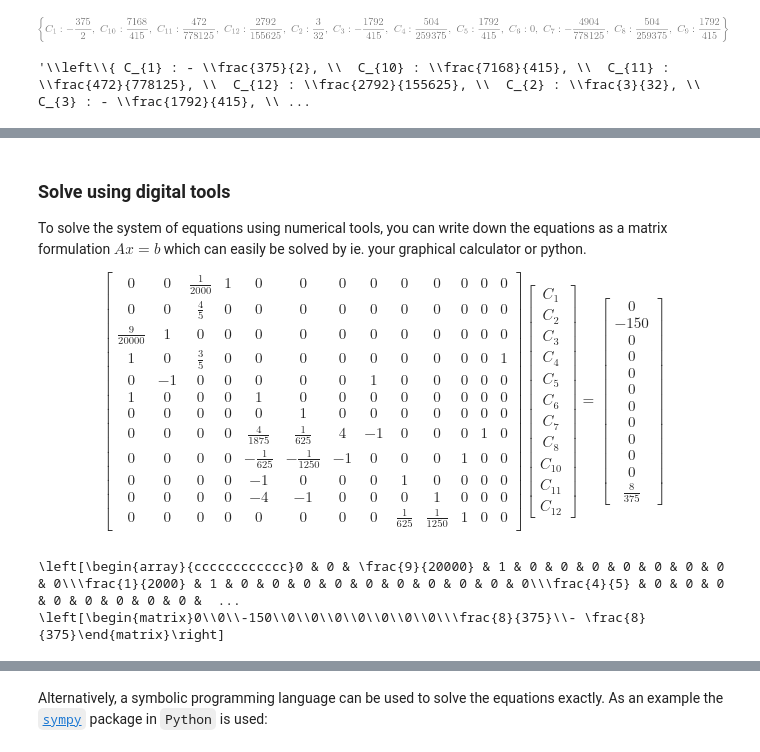
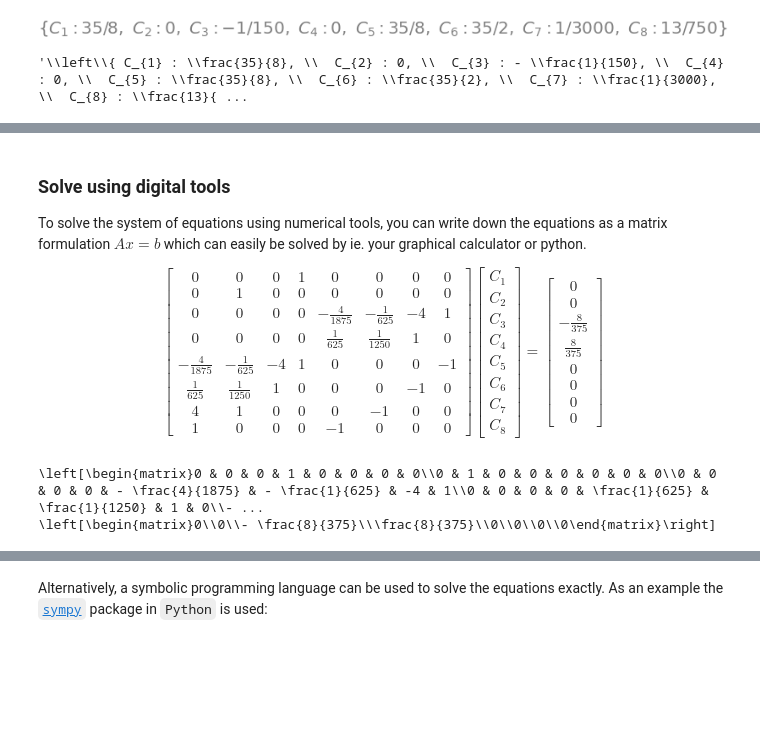
Before and after one commit to TUDelft-books/CT1000, a Jupyter notebook: book/week_2/session_1/intro.ipynb, the cells around one changed output, grey strips where cells are left out. Cells and saved outputs as stored; diff of their text form; code cells hidden in the pictures; blank space fills up the shorter version.

```diff
--- a/book/week_2/session_1/intro.ipynb
+++ b/book/week_2/session_1/intro.ipynb
@@ -372,8 +236,8 @@ C_{10} - 4 C_{5} - C_{6} = 0
 # %%
-sol = sym.solve([eq1,eq2,eq3,eq4,eq5,eq6,eq7,eq8,eq9,eq10,eq11,eq12],(C_1,C_2,C_3,C_4,C_5,C_6,C_7,C_8,C_9,C_10,C_11,C_12))
+sol = sym.solve([eq1,eq2,eq3,eq4,eq5,eq6,eq7,eq8],(C_1,C_2,C_3,C_4,C_5,C_6,C_7,C_8))
 display(sol)
 sym.latex(sol)
 # %% [output]
-[figure, old version]
+[figure, new version]
-'\\left\\{ C_{1} : - \\frac{375}{2}, \\  C_{10} : \\frac{7168}{415}, \\  C_{11} : \\frac{472}{778125}, \\  C_{12} : \\frac{2792}{155625}, \\  C_{2} : \\frac{3}{32}, \\  C_{3} : - \\frac{1792}{415}, \\ ...
+'\\left\\{ C_{1} : \\frac{35}{8}, \\  C_{2} : 0, \\  C_{3} : - \\frac{1}{150}, \\  C_{4} : 0, \\  C_{5} : \\frac{35}{8}, \\  C_{6} : \\frac{35}{2}, \\  C_{7} : \\frac{1}{3000}, \\  C_{8} : \\frac{13}{ ...
 # %%
@@ -395,16 +259,16 @@ ax.invert_yaxis()
 ### Solve using digital tools
 To solve the system of equations using numerical tools, you can write down the equations as a matrix formulation $Ax=b$ which can easily be solved by ie. your graphical calculator or python.
 
-$$\left[\begin{array}{ccccccccccccc}0 & 0 & \frac{1}{2000} & 1 & 0 & 0 & 0 & 0 & 0 & 0 & 0 & 0 & 0\\0 & 0 & \frac{4}{5} & 0 & 0 & 0 & 0 & 0 & 0 & 0 & 0 & 0 & 0\\\frac{9}{20000} & 1 & 0 & 0 & 0 & 0 & 0 & 0 & 0 & 0 & 0 & 0 & 0\\1 & 0 & \frac{3}{5} & 0 & 0 & 0 & 0 & 0 & 0 & 0 & 0 & 0 & 1\\0 & -1 & 0 & 0 & 0 & 0 & 0 & 1 & 0 & 0 & 0 & 0 & 0\\1 & 0 & 0 & 0 & 1 & 0 & 0 & 0 & 0 & 0 & 0 & 0 & 0\\0 & 0 & 0 & 0 & 0 & 1 & 0 & 0 & 0 & 0 & 0 & 0 & 0\\0 & 0 & 0 & 0 & \frac{4}{1875} & \frac{1}{625} & 4 & -1 & 0 & 0 & 0 & 1 & 0\\0 & 0 & 0 & 0 & - \frac{1}{625} & - \frac{1}{1250} & -1 & 0 & 0 & 0 & 1 & 0 & 0\\0 & 0 & 0 & 0 & -1 & 0 & 0 & 0 & 1 & 0 & 0 & 0 & 0\\0 & 0 & 0 & 0 & -4 & -1 & 0 & 0 & 0 & 1 & 0 & 0 & 0\\0 & 0 & 0 & 0 & 0 & 0 & 0 & 0 & \frac{1}{625} & \frac{1}{1250} & 1 & 0 & 0\end{array}\right] \left[ \begin{array} {ccccccccccccc}C_1\\C_2\\C_3\\C_4\\C_5\\C_6\\C_7\\C_8\\C_{10}\\C_{11}\\C_{12}\end{array}\right] = \left[\begin{matrix}0\\-150\\0\\0\\0\\0\\0\\0\\0\\0\\0\\\frac{8}{375}\end{matrix}\right]$$
+$$\left[\begin{array}{cccccccc}0 & 0 & 0 & 1 & 0 & 0 & 0 & 0\\0 & 1 & 0 & 0 & 0 & 0 & 0 & 0\\0 & 0 & 0 & 0 & - \frac{4}{1875} & - \frac{1}{625} & -4 & 1\\0 & 0 & 0 & 0 & \frac{1}{625} & \frac{1}{1250} & 1 & 0\\- \frac{4}{1875} & - \frac{1}{625} & -4 & 1 & 0 & 0 & 0 & -1\\\frac{1}{625} & \frac{1}{1250} & 1 & 0 & 0 & 0 & -1 & 0\\4 & 1 & 0 & 0 & 0 & -1 & 0 & 0\\1 & 0 & 0 & 0 & -1 & 0 & 0 & 0\end{array}\right] \left[ \begin{array}{cccccccc} C_1\\C_2\\C_3\\C_4\\C_5\\C_6\\C_7\\C_8 \end{array} \right] = \left[\begin{matrix}0\\0\\- \frac{8}{375}\\\frac{8}{375}\\0\\0\\0\\0\end{matrix}\right]$$
 # %%
-A,b = sym.linear_eq_to_matrix((eq11,eq12,eq10,eq9,eq7,eq8,eq3,eq4,eq6,eq5,eq2,eq1),(C_1,C_2,C_3,C_4,C_5,C_6,C_7,C_8,C_9,C_10,C_11,C_12))
+A,b = sym.linear_eq_to_matrix((eq1,eq2,eq3,eq4,eq5,eq6,eq7,eq8), (C_1,C_2,C_3,C_4,C_5,C_6,C_7,C_8))
 print(sym.latex(A))
 print(sym.latex(b))
 A = np.array(A).astype(np.float64)
 b = np.array(b).astype(np.float64)
 # %% [output]
-\left[\begin{array}{cccccccccccc}0 & 0 & \frac{9}{20000} & 1 & 0 & 0 & 0 & 0 & 0 & 0 & 0 & 0\\\frac{1}{2000} & 1 & 0 & 0 & 0 & 0 & 0 & 0 & 0 & 0 & 0 & 0\\\frac{4}{5} & 0 & 0 & 0 & 0 & 0 & 0 & 0 & 0 &  ...
-\left[\begin{matrix}0\\0\\-150\\0\\0\\0\\0\\0\\0\\0\\\frac{8}{375}\\- \frac{8}{375}\end{matrix}\right]
+\left[\begin{matrix}0 & 0 & 0 & 1 & 0 & 0 & 0 & 0\\0 & 1 & 0 & 0 & 0 & 0 & 0 & 0\\0 & 0 & 0 & 0 & - \frac{4}{1875} & - \frac{1}{625} & -4 & 1\\0 & 0 & 0 & 0 & \frac{1}{625} & \frac{1}{1250} & 1 & 0\\- ...
+\left[\begin{matrix}0\\0\\- \frac{8}{375}\\\frac{8}{375}\\0\\0\\0\\0\end{matrix}\right]
 # %%
 np.linalg.solve(A,b)
 # %% [output]
```
Also changed, not shown: parts of 10 cells of this notebook, 11 other files.
